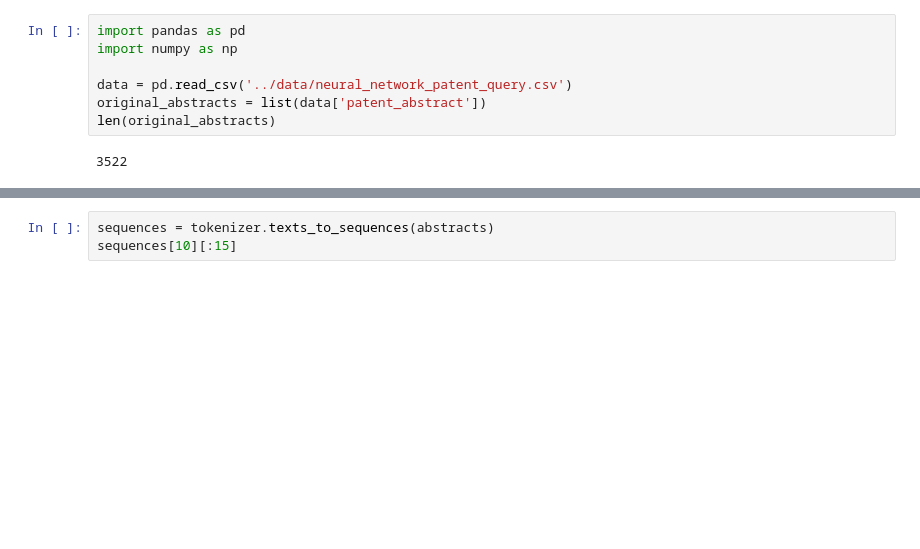
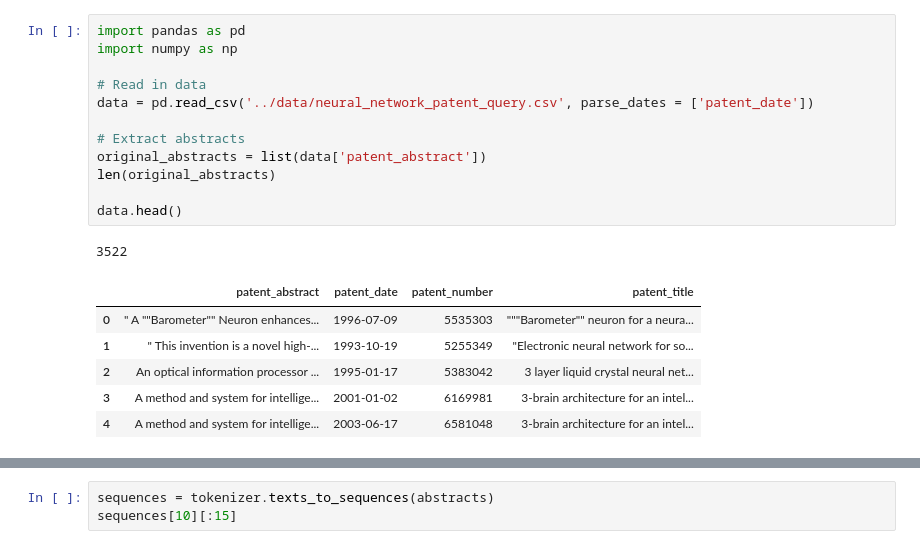
Before and after one commit to WillKoehrsen/recurrent-neural-networks, a Jupyter notebook: notebooks/Writing Patents Revised.ipynb, the cells around one changed output, grey strips where cells are left out. Saved outputs shown, nothing was run; the diff lists cells and outputs as text; blank space fills up the shorter version.

```diff
--- a/notebooks/Writing Patents Revised.ipynb
+++ b/notebooks/Writing Patents Revised.ipynb
@@ -5,9 +31,20 @@ InteractiveShell.ast_node_interactivity = 'all'
 # %%
 import pandas as pd
 import numpy as np
 
-data = pd.read_csv('../data/neural_network_patent_query.csv')
+# Read in data
+data = pd.read_csv('../data/neural_network_patent_query.csv', parse_dates = ['patent_date'])
+
+# Extract abstracts
 original_abstracts = list(data['patent_abstract'])
 len(original_abstracts)
+
+data.head()
 # %% [output]
 3522
+|  | patent_abstract | patent_date | patent_number | patent_title |
+| 0 | " A ""Barometer"" Neuron enhances... | 1996-07-09 | 5535303 | """Barometer"" neuron for a neura... |
+| 1 | " This invention is a novel high-... | 1993-10-19 | 5255349 | "Electronic neural network for so... |
+| 2 | An optical information processor ... | 1995-01-17 | 5383042 | 3 layer liquid crystal neural net... |
+| 3 | A method and system for intellige... | 2001-01-02 | 6169981 | 3-brain architecture for an intel... |
+| 4 | A method and system for intellige... | 2003-06-17 | 6581048 | 3-brain architecture for an intel... |
```
Also changed, not shown: parts of 67 cells of this notebook, 4 other files.
